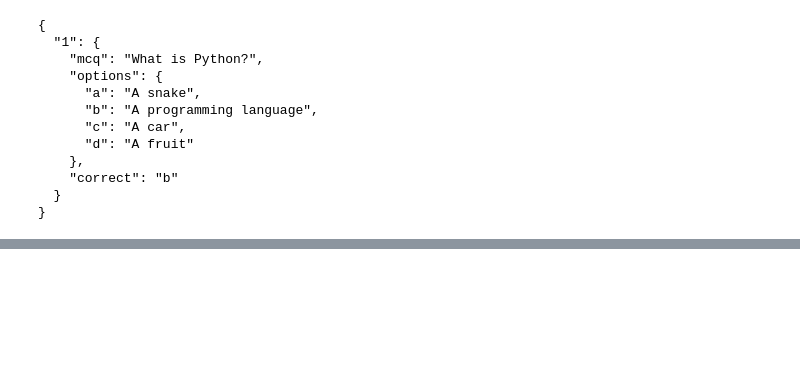
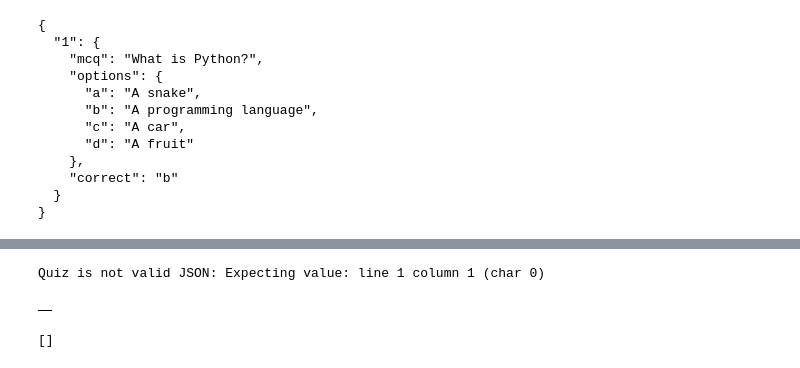
Before and after one commit to Lakshmi-Sayyapureddy1819/MCQGEN, a Jupyter notebook: .env/mcq.ipynb, the cells around one changed output, grey strips where cells are left out. Drawn from its saved outputs; the diff is of its cells as text; code cells hidden in the pictures; blank space fills up the shorter version.

```diff
--- a/.env/mcq.ipynb
+++ b/.env/mcq.ipynb
@@ -190,7 +190,7 @@ print(json_str)
 }
 # %%
 NUMBER=20
-SUBJECT="Machinelearning"
+SUBJECT="Biology"
 TONE="simple"
 # %%
 generate_evaluate_chain = SequentialChain(
@@ -247,0 +306,8 @@ Review output length (characters): 4970
+# %%
+quiz = result.get("quiz")
+try:
+    quiz_json = json.loads(quiz)
+except Exception as e:
+    print("Quiz is not valid JSON:", e)
+    print(quiz)
+    quiz_json = None
@@ -247,0 +392,48 @@ Review output length (characters): 4970
+# %%
+import json
+import pandas as pd
+
+# If quiz is a string, parse it
+if isinstance(quiz, str):
+    try:
+        quiz_json = json.loads(quiz)
+    except Exception as e:
+        print("Quiz is not valid JSON:", e)
+        quiz_json = None
+else:
+    quiz_json = quiz
+
+quiz_table_data = []
+
+if isinstance(quiz_json, dict) and "questions" in quiz_json:
+    # Gemini format: {"quiz_title": ..., "questions": [...]}
+    for q in quiz_json["questions"]:
+        mcq = q.get("question_text", "")
+        options = " | ".join(q.get("options", []))
+        correct = q.get("answer", "")
+        quiz_table_data.append({"MCQ": mcq, "Choices": options, "Correct": correct})
+elif isinstance(quiz_json, list):
+    # Gemini format: just a list of questions
+    for q in quiz_json:
+        mcq = q.get("question_text", "")
+        options = " | ".join(q.get("options", []))
+        correct = q.get("answer", "")
+        quiz_table_data.append({"MCQ": mcq, "Choices": options, "Correct": correct})
+elif isinstance(quiz_json, dict):
+    # OpenAI-style format: {"1": {...}, "2": {...}, ...}
+    for key, value in quiz_json.items():
+        mcq = value.get("mcq", "")
+        options = " | ".join([f"{k}: {v}" for k, v in value.get("options", {}).items()])
+        correct = value.get("correct", "")
+        quiz_table_data.append({"MCQ": mcq, "Choices": options, "Correct": correct})
+
+# Display as table
+df = pd.DataFrame(quiz_table_data)
+display(df)
+# %% [output]
+Quiz is not valid JSON: Expecting value: line 1 column 1 (char 0)
+|  |
+# %%
+quiz_table_data
+# %% [output]
+[]
```
Also changed, not shown: parts of 26 cells of this notebook, 1 other file.
